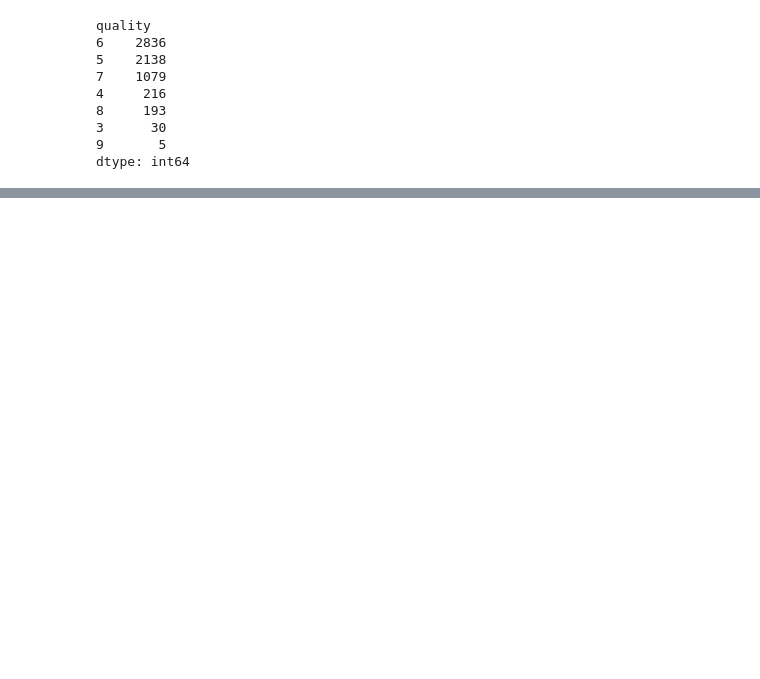
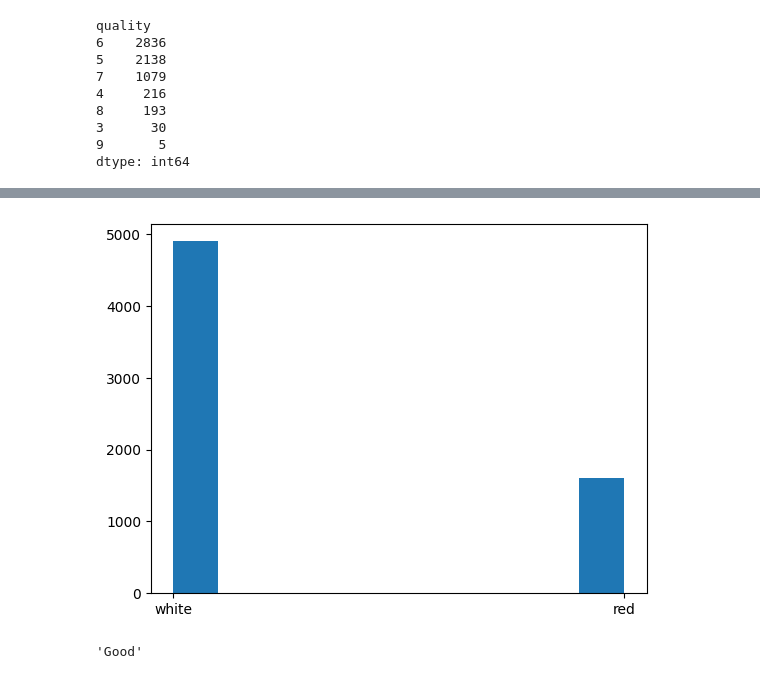
Before and after one commit to Caleidoscopa/XAI-Project-Work, a Jupyter notebook: XAI Project Work.ipynb, the cells around one changed output, grey strips where cells are left out. Cells and saved outputs as stored; diff of their text form; code cells hidden in the pictures; blank space fills up the shorter version.

```diff
--- a/XAI Project Work.ipynb
+++ b/XAI Project Work.ipynb
@@ -108,0 +165,9 @@ dtype: int64
+# %%
+plt.hist(wine.tipo)
+plt.show()
+# %% [output]
+[figure, added]
+# %%
+wine.iloc[3]["vote"]
+# %% [output]
+'Good'
```
Also changed, not shown: parts of 26 cells of this notebook, 3 other files.
